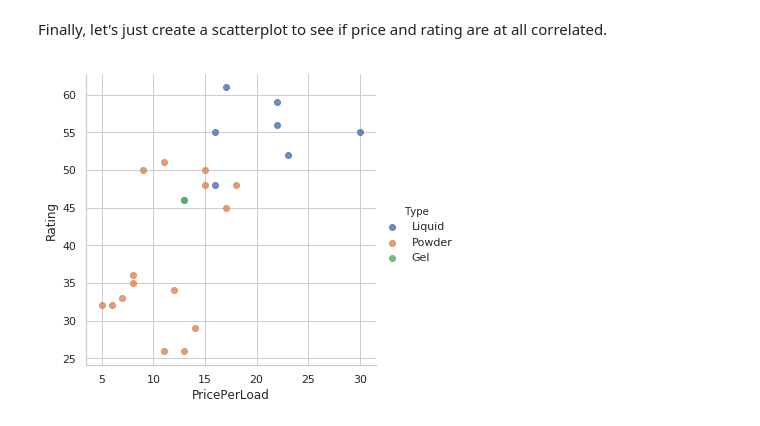
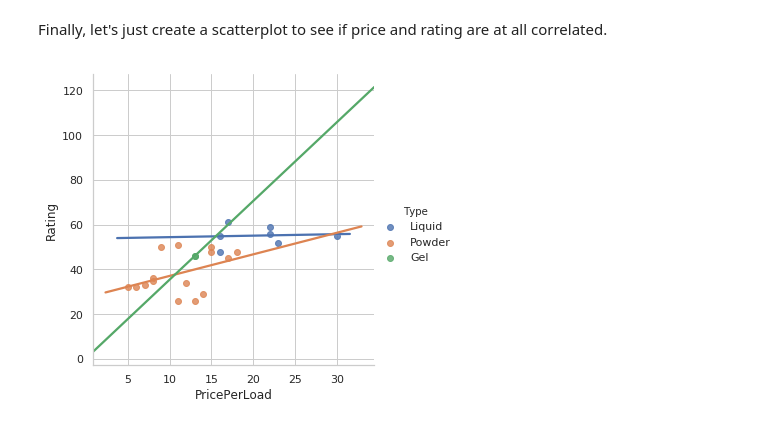
Before and after one commit to jburne/Thinkful, a Jupyter notebook: DataDisplaysSeabornLesson1_3_3.ipynb, the cells around one changed output. Drawn from its saved outputs; the diff is of its cells as text; code cells hidden in the pictures.

```diff
--- a/DataDisplaysSeabornLesson1_3_3.ipynb
+++ b/DataDisplaysSeabornLesson1_3_3.ipynb
@@ -83,10 +60,10 @@ Finally, let's just create a scatterplot to see if price and rating are at all c
 # %%
 soapSP = sns.lmplot(y = 'Rating',
                     x = 'PricePerLoad',
                     data=soap,
-                    fit_reg=False,
+                    fit_reg=True,
                     hue='Type',
                     ci = True)
 plt.show()
 # %% [output]
-[figure, old version]
+[figure, new version]
```
Also changed, not shown: parts of 50 cells of this notebook.
